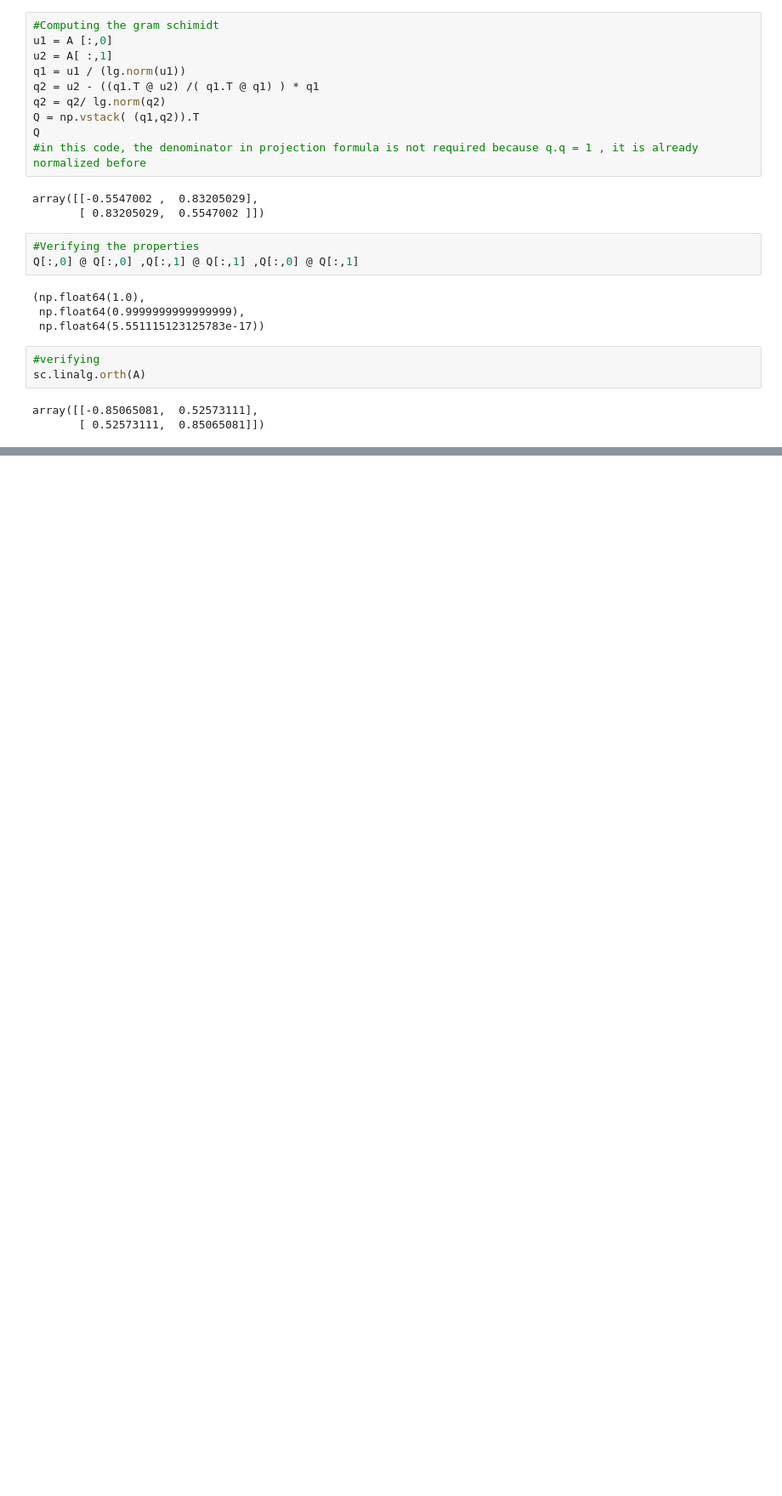
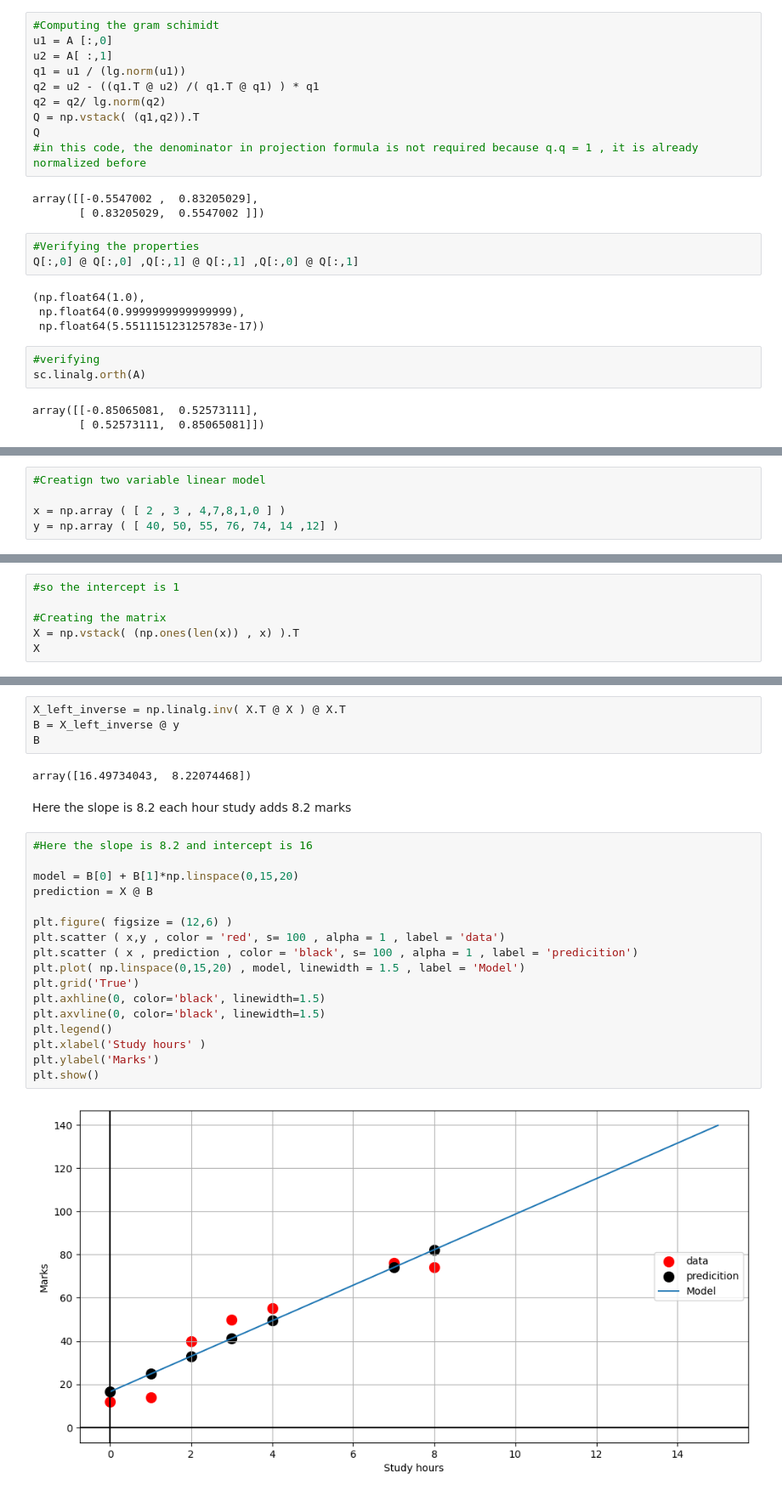
Before and after one commit to qamarr6092/math-with-python, a Jupyter notebook: Linear Algebra/linear_algebra.ipynb, the cells around one changed output, grey strips where cells are left out. Shown at 85% size. Cells and saved outputs as stored; diff of their text form; blank space fills up the shorter version.

Commit message:
LU decompositon and linear model

```diff
--- a/Linear Algebra/linear_algebra.ipynb
+++ b/Linear Algebra/linear_algebra.ipynb
@@ -3458,0 +3814,5 @@ array([[-0.85065081,  0.52573111],
+# %%
+#Creatign two variable linear model
+
+x = np.array ( [ 2 , 3 , 4,7,8,1,0 ] )
+y = np.array ( [ 40, 50, 55, 76, 74, 14 ,12] )
@@ -3458,0 +3841,6 @@ array([[-0.85065081,  0.52573111],
+# %%
+#so the intercept is 1
+
+#Creating the matrix
+X = np.vstack( (np.ones(len(x)) , x) ).T
+X
@@ -3458,0 +3871,27 @@ array([[-0.85065081,  0.52573111],
+# %%
+X_left_inverse = np.linalg.inv( X.T @ X ) @ X.T
+B = X_left_inverse @ y
+B
+# %% [output]
+array([16.49734043,  8.22074468])
+# %% [markdown]
+Here the slope is 8.2 each hour study adds 8.2 marks
+# %%
+#Here the slope is 8.2 and intercept is 16
+
+model = B[0] + B[1]*np.linspace(0,15,20)
+prediction = X @ B
+
+plt.figure( figsize = (12,6) )
+plt.scatter ( x,y , color = 'red', s= 100 , alpha = 1 , label = 'data')
+plt.scatter ( x , prediction , color = 'black', s= 100 , alpha = 1 , label = 'predicition')
+plt.plot( np.linspace(0,15,20) , model, linewidth = 1.5 , label = 'Model')
+plt.grid('True')
+plt.axhline(0, color='black', linewidth=1.5)
+plt.axvline(0, color='black', linewidth=1.5)
+plt.legend()
+plt.xlabel('Study hours' )
+plt.ylabel('Marks')
+plt.show()
+# %% [output]
+[figure, added]
```
Also changed, not shown: parts of 90 cells of this notebook.
